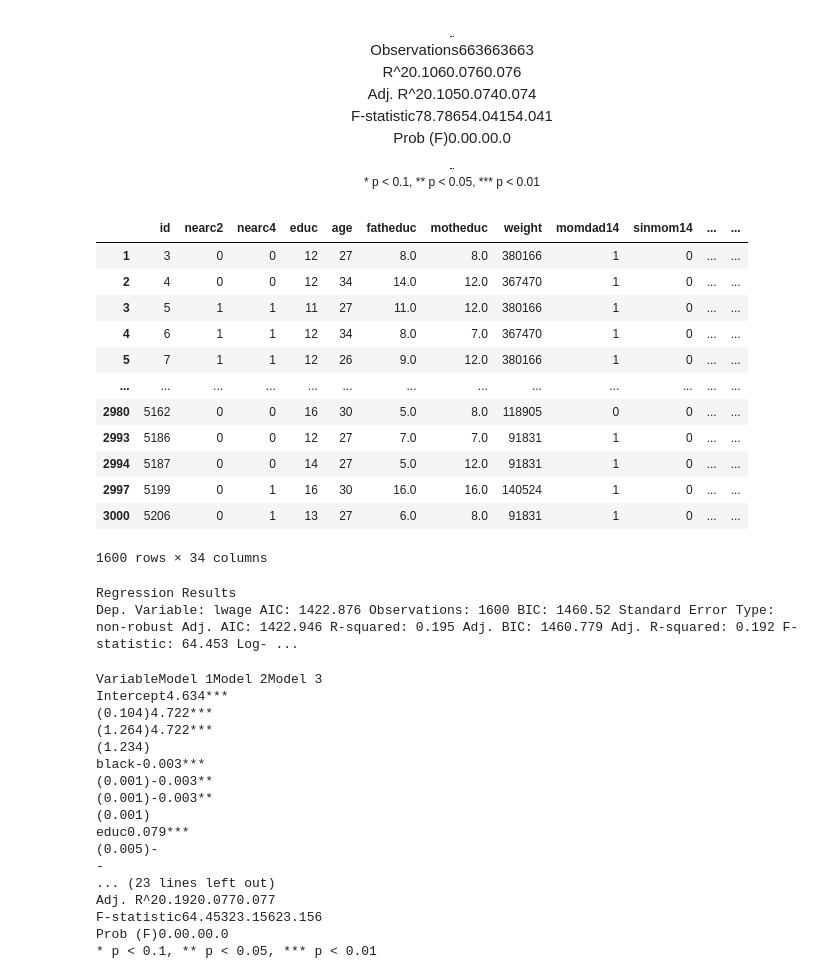
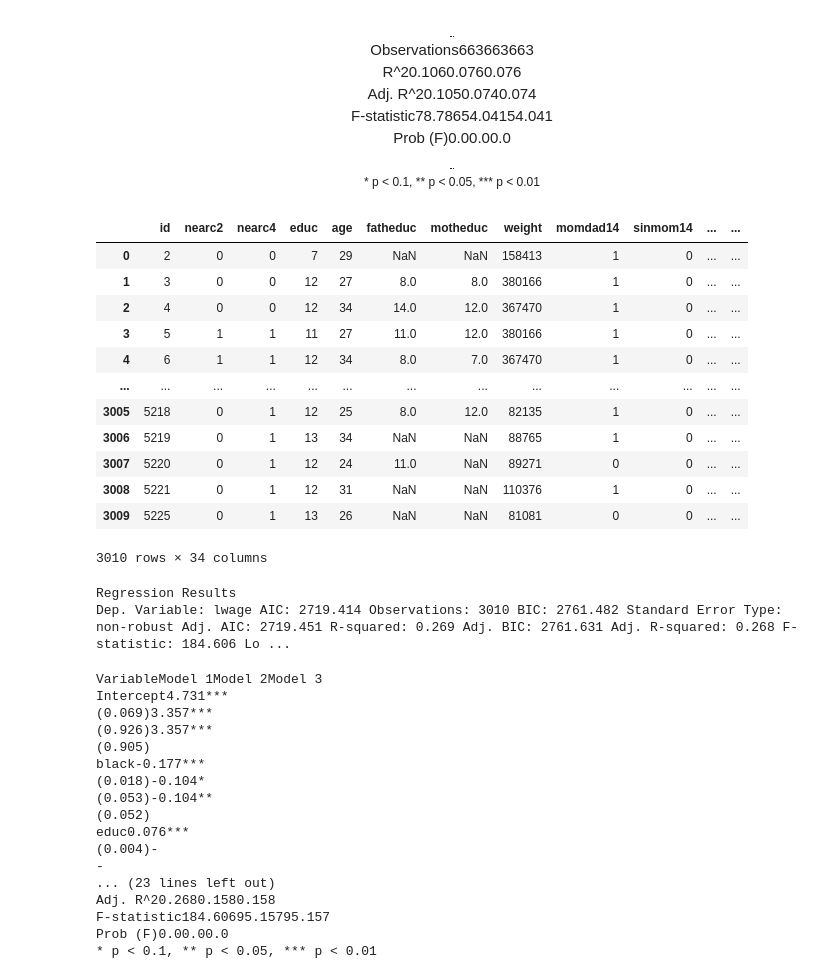
Before and after one commit to Mats-Dodd/CausalKit, a Jupyter notebook: notebooks/iv.ipynb, the cells around one changed output. Drawn from its saved outputs; the diff is of its cells as text; code cells hidden in the pictures.

```diff
--- a/notebooks/iv.ipynb
+++ b/notebooks/iv.ipynb
@@ -224,23 +229,23 @@ Prob (F)0.00.00.0
 # %%
 """Lets now look at instrumental variables with controls"""
 
 card = pd.read_csv('../data/card.csv')
-card.dropna(inplace=True)
+card.dropna(subset=['lwage','educ', 'smsa66', 'exper', 'expersq', 'black', 'south66'],inplace=True)
 card
 # %% [output]
 |  | id | nearc2 | nearc4 | educ | age | fatheduc | motheduc | weight | momdad14 | sinmom14 | ... | ... |
+| 0 | 2 | 0 | 0 | 7 | 29 | NaN | NaN | 158413 | 1 | 0 | ... | ... |
 | 1 | 3 | 0 | 0 | 12 | 27 | 8.0 | 8.0 | 380166 | 1 | 0 | ... | ... |
 | 2 | 4 | 0 | 0 | 12 | 34 | 14.0 | 12.0 | 367470 | 1 | 0 | ... | ... |
 | 3 | 5 | 1 | 1 | 11 | 27 | 11.0 | 12.0 | 380166 | 1 | 0 | ... | ... |
 | 4 | 6 | 1 | 1 | 12 | 34 | 8.0 | 7.0 | 367470 | 1 | 0 | ... | ... |
-| 5 | 7 | 1 | 1 | 12 | 26 | 9.0 | 12.0 | 380166 | 1 | 0 | ... | ... |
 | ... | ... | ... | ... | ... | ... | ... | ... | ... | ... | ... | ... | ... |
-| 2980 | 5162 | 0 | 0 | 16 | 30 | 5.0 | 8.0 | 118905 | 0 | 0 | ... | ... |
-| 2993 | 5186 | 0 | 0 | 12 | 27 | 7.0 | 7.0 | 91831 | 1 | 0 | ... | ... |
-| 2994 | 5187 | 0 | 0 | 14 | 27 | 5.0 | 12.0 | 91831 | 1 | 0 | ... | ... |
-| 2997 | 5199 | 0 | 1 | 16 | 30 | 16.0 | 16.0 | 140524 | 1 | 0 | ... | ... |
-| 3000 | 5206 | 0 | 1 | 13 | 27 | 6.0 | 8.0 | 91831 | 1 | 0 | ... | ... |
+| 3005 | 5218 | 0 | 1 | 12 | 25 | 8.0 | 12.0 | 82135 | 1 | 0 | ... | ... |
+| 3006 | 5219 | 0 | 1 | 13 | 34 | NaN | NaN | 88765 | 1 | 0 | ... | ... |
+| 3007 | 5220 | 0 | 1 | 12 | 24 | 11.0 | NaN | 89271 | 0 | 0 | ... | ... |
+| 3008 | 5221 | 0 | 1 | 12 | 31 | NaN | NaN | 110376 | 1 | 0 | ... | ... |
+| 3009 | 5225 | 0 | 1 | 13 | 26 | NaN | NaN | 81081 | 0 | 0 | ... | ... |
-1600 rows × 34 columns
+3010 rows × 34 columns
 # %%
 naive_model = LinReg(df = card,
                      outcome='lwage',
@@ -249,7 +254,7 @@ naive_model = LinReg(df = card,
 naive_model.summary(content_type='html')
 # %% [output]
 Regression Results
-Dep. Variable: lwage AIC: 1422.876 Observations: 1600 BIC: 1460.52 Standard Error Type: non-robust Adj. AIC: 1422.946 R-squared: 0.195 Adj. BIC: 1460.779 Adj. R-squared: 0.192 F-statistic: 64.453 Log- ...
+Dep. Variable: lwage AIC: 2719.414 Observations: 3010 BIC: 2761.482 Standard Error Type: non-robust Adj. AIC: 2719.451 R-squared: 0.269 Adj. BIC: 2761.631 Adj. R-squared: 0.268 F-statistic: 184.606 Lo ...
 # %%
 iv = IV(df = card,
         outcome='lwage',
@@ -262,24 +267,24 @@ iv_robust = IV(df = card,
         independent=['educ'],
         controls=['smsa66', 'exper', 'expersq', 'black', 'south66'],
         instruments=['nearc4'],
-               standard_error_type='robust')
+        standard_error_type='hc0')
 
 display_models([naive_model, iv, iv_robust])
 # %% [output]
 VariableModel 1Model 2Model 3
-Intercept4.634***
-(0.104)4.722***
-(1.264)4.722***
-(1.234)
-black-0.003***
-(0.001)-0.003**
-(0.001)-0.003**
-(0.001)
-educ0.079***
-(0.005)-
+Intercept4.731***
+(0.069)3.357***
+(0.926)3.357***
+(0.905)
+black-0.177***
+(0.018)-0.104*
+(0.053)-0.104**
+(0.052)
+educ0.076***
+(0.004)-
 -
 ... (23 lines left out)
-Adj. R^20.1920.0770.077
-F-statistic64.45323.15623.156
+Adj. R^20.2680.1580.158
+F-statistic184.60695.15795.157
 Prob (F)0.00.00.0
 * p < 0.1, ** p < 0.05, *** p < 0.01
```
Also changed, not shown: parts of 5 cells of this notebook, 4 other files.
